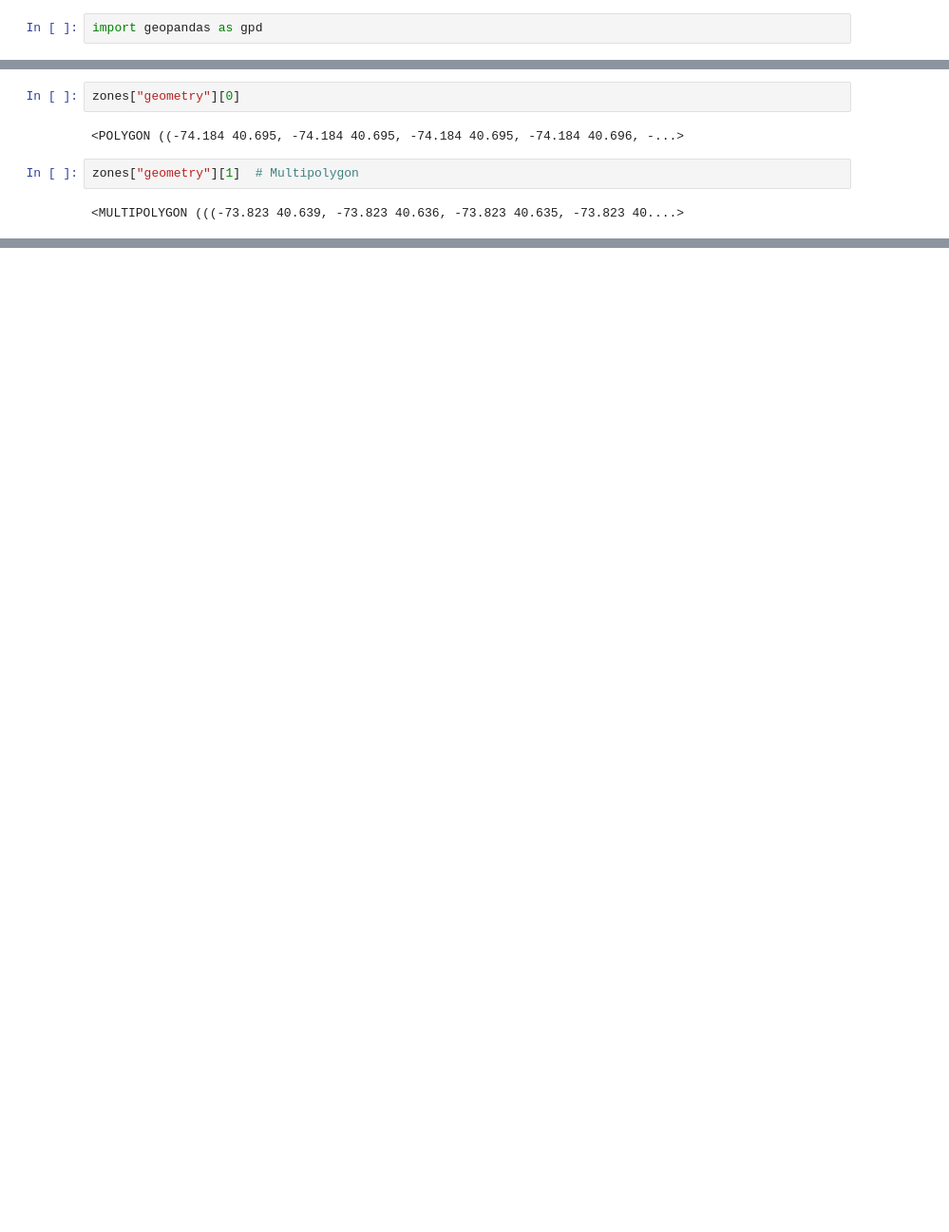
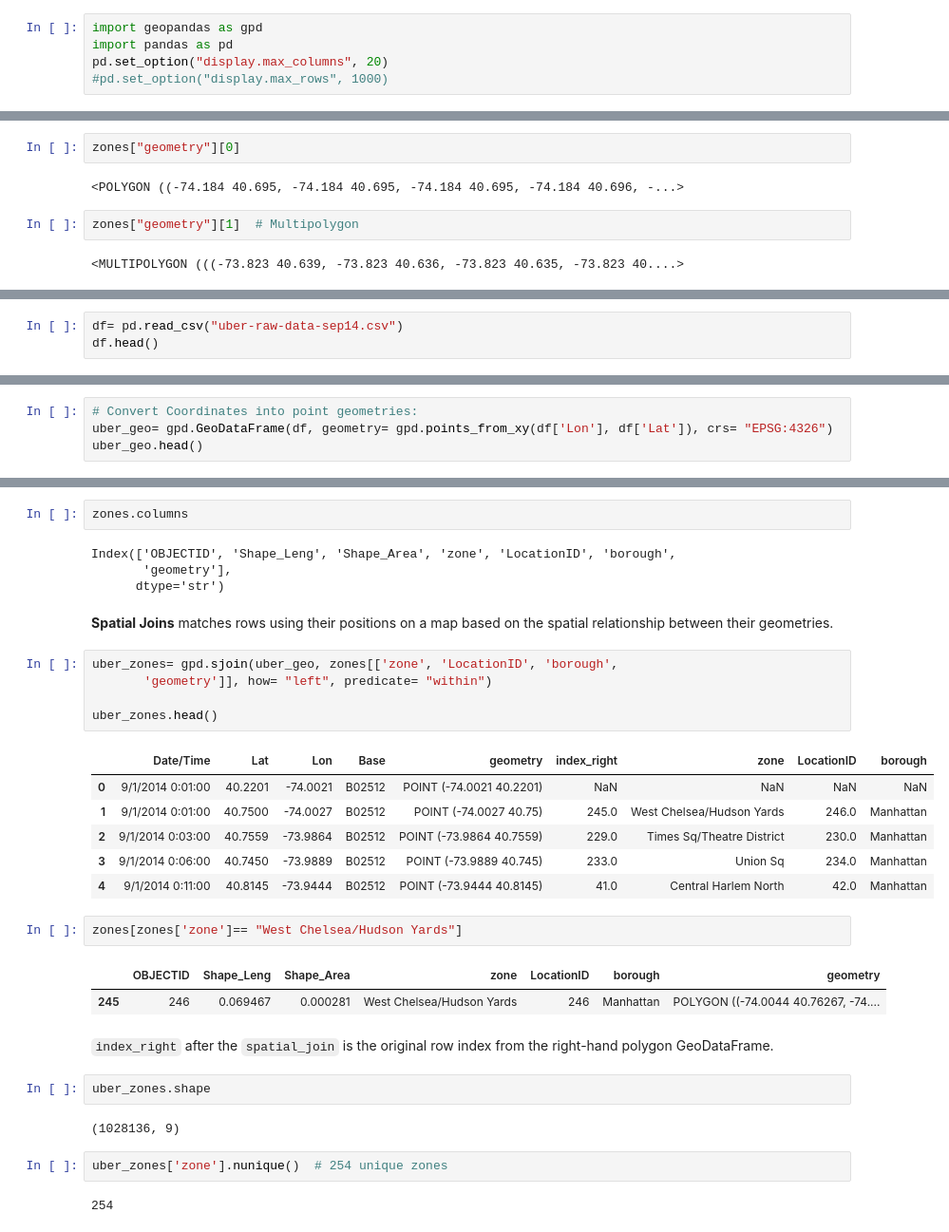
Before and after one commit to Namrota/Spatial-Data-Analysis, a Jupyter notebook: spatial_analysis_uber.ipynb, the cells around one changed output, grey strips where cells are left out. Shown at 95% size. Drawn from its saved outputs; the diff is of its cells as text; blank space fills up the shorter version.

```diff
--- a/spatial_analysis_uber.ipynb
+++ b/spatial_analysis_uber.ipynb
@@ -2,6 +2,9 @@
 #!pip install geopandas
 # %%
 import geopandas as gpd
+import pandas as pd
+pd.set_option("display.max_columns", 20)
+#pd.set_option("display.max_rows", 1000)
 # %%
 zones= gpd.read_file('taxi_zones/taxi_zones.shp')
 # %%
@@ -110,0 +122,3 @@ zones["geometry"][1]  # Multipolygon
+# %%
+df= pd.read_csv("uber-raw-data-sep14.csv")
+df.head()
@@ -110,0 +179,4 @@ zones["geometry"][1]  # Multipolygon
+# %%
+# Convert Coordinates into point geometries:
+uber_geo= gpd.GeoDataFrame(df, geometry= gpd.points_from_xy(df['Lon'], df['Lat']), crs= "EPSG:4326")
+uber_geo.head()
@@ -110,0 +190,35 @@ zones["geometry"][1]  # Multipolygon
+# %%
+zones.columns
+# %% [output]
+Index(['OBJECTID', 'Shape_Leng', 'Shape_Area', 'zone', 'LocationID', 'borough',
+       'geometry'],
+      dtype='str')
+# %% [markdown]
+**Spatial Joins** matches rows using their positions on a map based on the spatial relationship between their geometries.
+# %%
+uber_zones= gpd.sjoin(uber_geo, zones[['zone', 'LocationID', 'borough',
+       'geometry']], how= "left", predicate= "within")
+
+uber_zones.head()
+# %% [output]
+|  | Date/Time | Lat | Lon | Base | geometry | index_right | zone | LocationID | borough |
+| 0 | 9/1/2014 0:01:00 | 40.2201 | -74.0021 | B02512 | POINT (-74.0021 40.2201) | NaN | NaN | NaN | NaN |
+| 1 | 9/1/2014 0:01:00 | 40.7500 | -74.0027 | B02512 | POINT (-74.0027 40.75) | 245.0 | West Chelsea/Hudson Yards | 246.0 | Manhattan |
+| 2 | 9/1/2014 0:03:00 | 40.7559 | -73.9864 | B02512 | POINT (-73.9864 40.7559) | 229.0 | Times Sq/Theatre District | 230.0 | Manhattan |
+| 3 | 9/1/2014 0:06:00 | 40.7450 | -73.9889 | B02512 | POINT (-73.9889 40.745) | 233.0 | Union Sq | 234.0 | Manhattan |
+| 4 | 9/1/2014 0:11:00 | 40.8145 | -73.9444 | B02512 | POINT (-73.9444 40.8145) | 41.0 | Central Harlem North | 42.0 | Manhattan |
+# %%
+zones[zones['zone']== "West Chelsea/Hudson Yards"]
+# %% [output]
+|  | OBJECTID | Shape_Leng | Shape_Area | zone | LocationID | borough | geometry |
+| 245 | 246 | 0.069467 | 0.000281 | West Chelsea/Hudson Yards | 246 | Manhattan | POLYGON ((-74.0044 40.76267, -74.... |
+# %% [markdown]
+`index_right` after the `spatial_join` is the original row index from the right-hand polygon GeoDataFrame.
+# %%
+uber_zones.shape
+# %% [output]
+(1028136, 9)
+# %%
+uber_zones['zone'].nunique()  # 254 unique zones
+# %% [output]
+254
```
Also changed, not shown: parts of 16 cells of this notebook.
